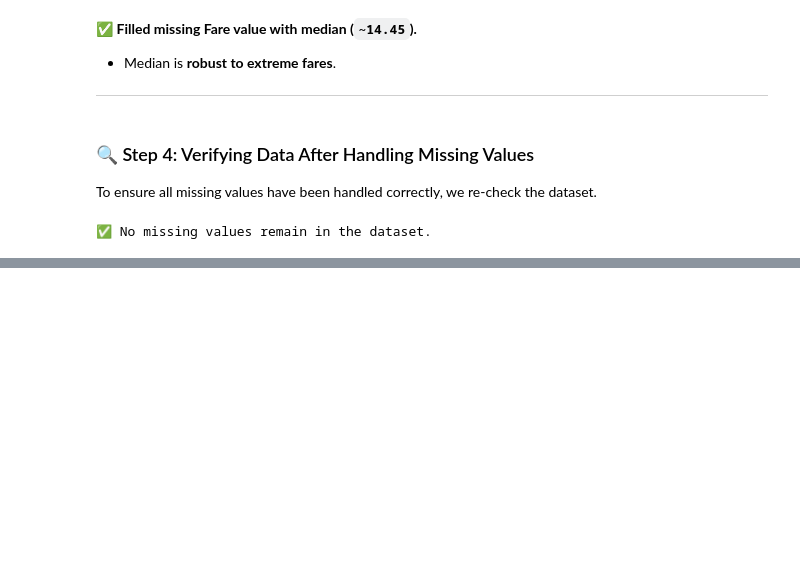
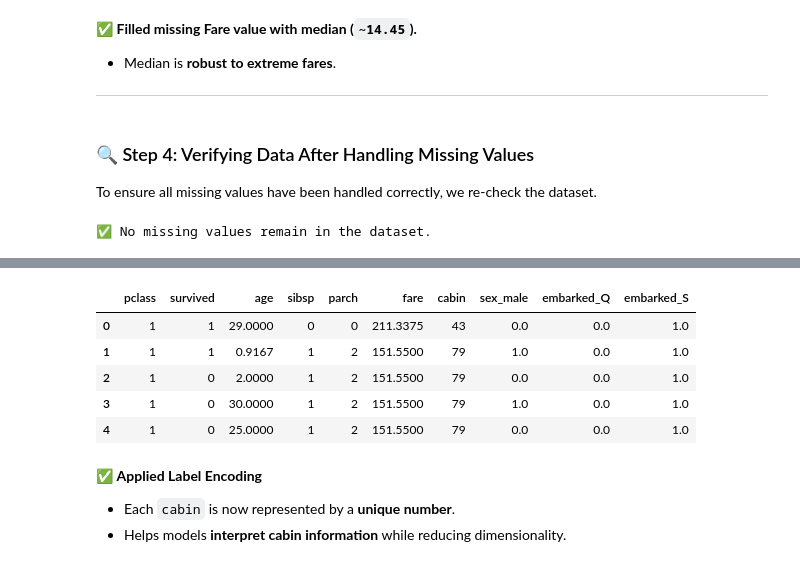
Before and after one commit to JSebastianIEU/ML-fundamentals-2025, a Jupyter notebook: Assignment1/assignment_1_JuanSebastian_Peña[_Peña] .ipynb, the cells around one changed output, grey strips where cells are left out. Drawn from its saved outputs; the diff is of its cells as text; code cells hidden in the pictures; blank space fills up the shorter version.

```diff
--- a/Assignment1/assignment_1_JuanSebastian_Peña[_Peña] .ipynb
+++ b/Assignment1/assignment_1_JuanSebastian_Peña[_Peña] .ipynb
@@ -476,0 +555,13 @@ else:
+# %%
+data.head()
+# %% [output]
+|  | pclass | survived | age | sibsp | parch | fare | cabin | sex_male | embarked_Q | embarked_S |
+| 0 | 1 | 1 | 29.0000 | 0 | 0 | 211.3375 | 43 | 0.0 | 0.0 | 1.0 |
+| 1 | 1 | 1 | 0.9167 | 1 | 2 | 151.5500 | 79 | 1.0 | 0.0 | 1.0 |
+| 2 | 1 | 0 | 2.0000 | 1 | 2 | 151.5500 | 79 | 0.0 | 0.0 | 1.0 |
+| 3 | 1 | 0 | 30.0000 | 1 | 2 | 151.5500 | 79 | 1.0 | 0.0 | 1.0 |
+| 4 | 1 | 0 | 25.0000 | 1 | 2 | 151.5500 | 79 | 0.0 | 0.0 | 1.0 |
+# %% [markdown]
+✅ **Applied Label Encoding**
+- Each `cabin` is now represented by a **unique number**.
+- Helps models **interpret cabin information** while reducing dimensionality.
```
Also changed, not shown: parts of 17 cells of this notebook.
